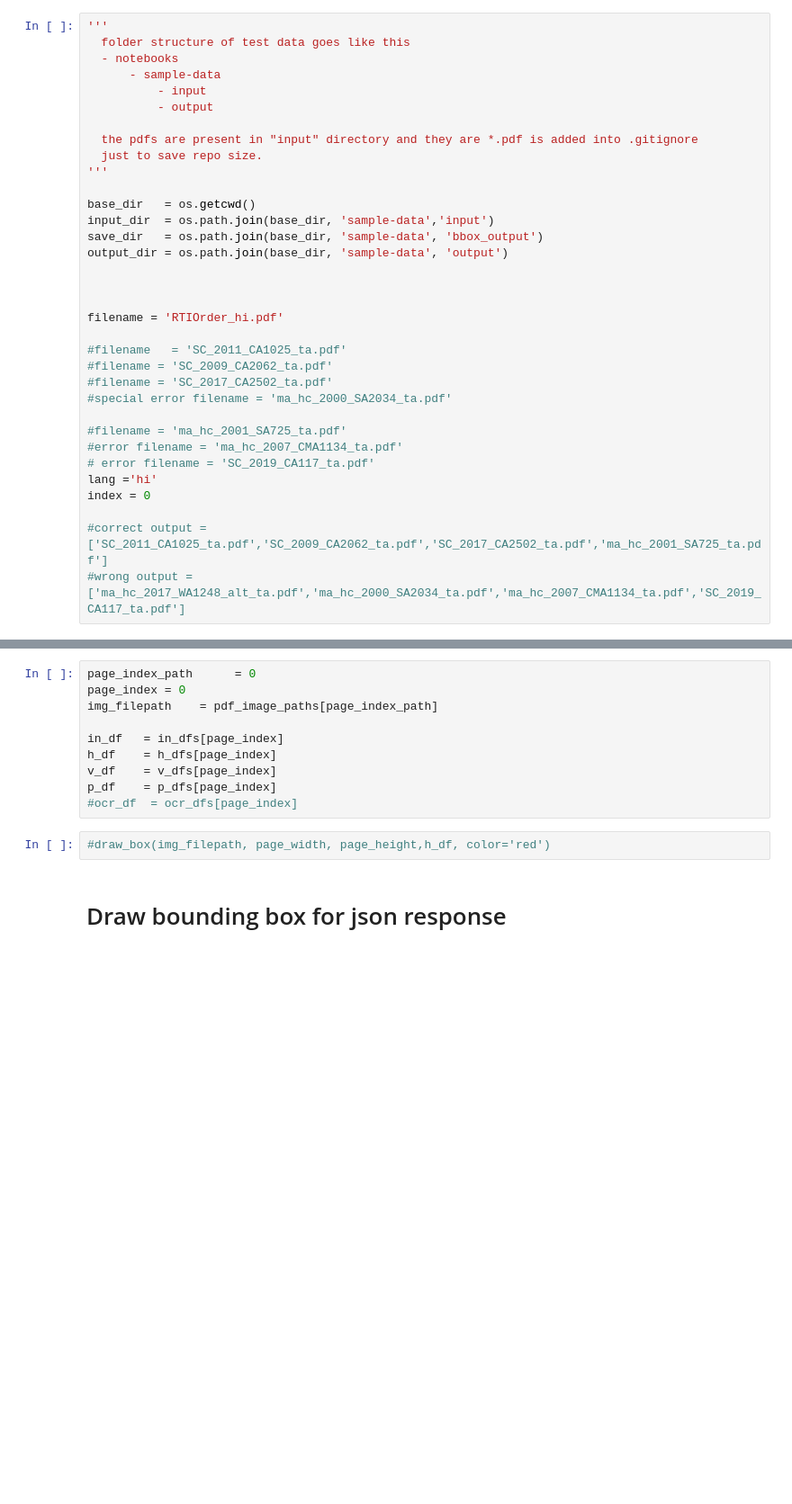
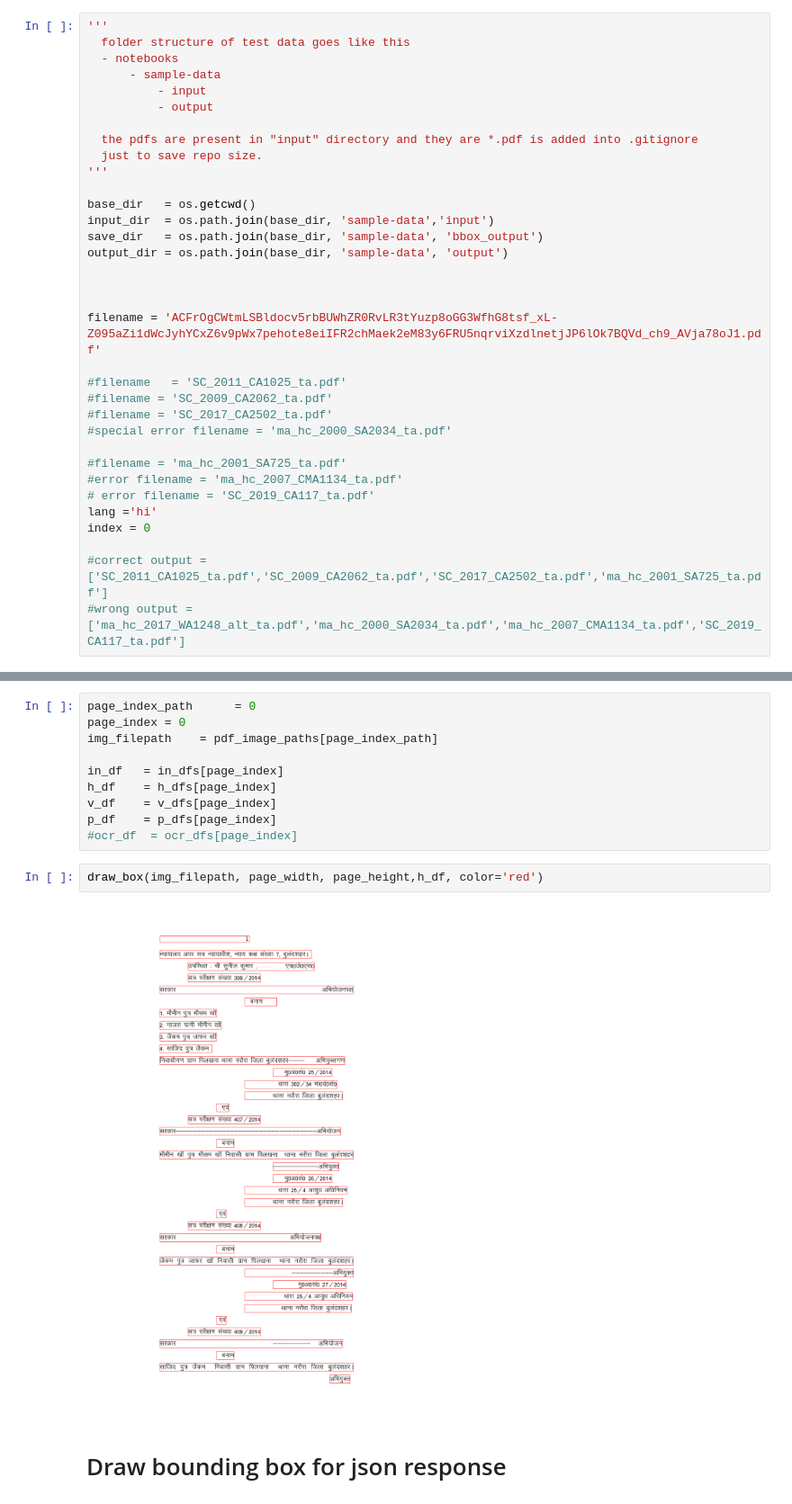
Before and after one commit to project-anuvaad/anuvaad, a Jupyter notebook: anuvaad-etl/anuvaad-extractor/block-merger/src/notebooks/ds_driver_v3.ipynb, the cells around one changed output, grey strips where cells are left out. Shown: that part at 90% size. Drawn from its saved outputs; the diff is of its cells as text; blank space fills up the shorter version.

```diff
--- a/anuvaad-etl/anuvaad-extractor/block-merger/src/notebooks/ds_driver_v3.ipynb
+++ b/anuvaad-etl/anuvaad-extractor/block-merger/src/notebooks/ds_driver_v3.ipynb
@@ -143,7 +190,7 @@ output_dir = os.path.join(base_dir, 'sample-data', 'output')
 
 
 
-filename = 'RTIOrder_hi.pdf'
+filename = 'ACFrOgCWtmLSBldocv5rbBUWhZR0RvLR3tYuzp8oGG3WfhG8tsf_xL-Z095aZi1dWcJyhYCxZ6v9pWx7pehote8eiIFR2chMaek2eM83y6FRU5nqrviXzdlnetjJP6lOk7BQVd_ch9_AVja78oJ1.pdf'
 
 #filename   = 'SC_2011_CA1025_ta.pdf'
 #filename = 'SC_2009_CA2062_ta.pdf'
@@ -243,7 +290,9 @@ v_df    = v_dfs[page_index]
 p_df    = p_dfs[page_index]
 #ocr_df  = ocr_dfs[page_index]
 # %%
-#draw_box(img_filepath, page_width, page_height,h_df, color='red')
+draw_box(img_filepath, page_width, page_height,h_df, color='red')
+# %% [output]
+[figure, added]
 # %% [markdown]
 # Draw bounding box for json response
 # %%
```
Also changed, not shown: parts of 16 cells of this notebook, 4 other files.
